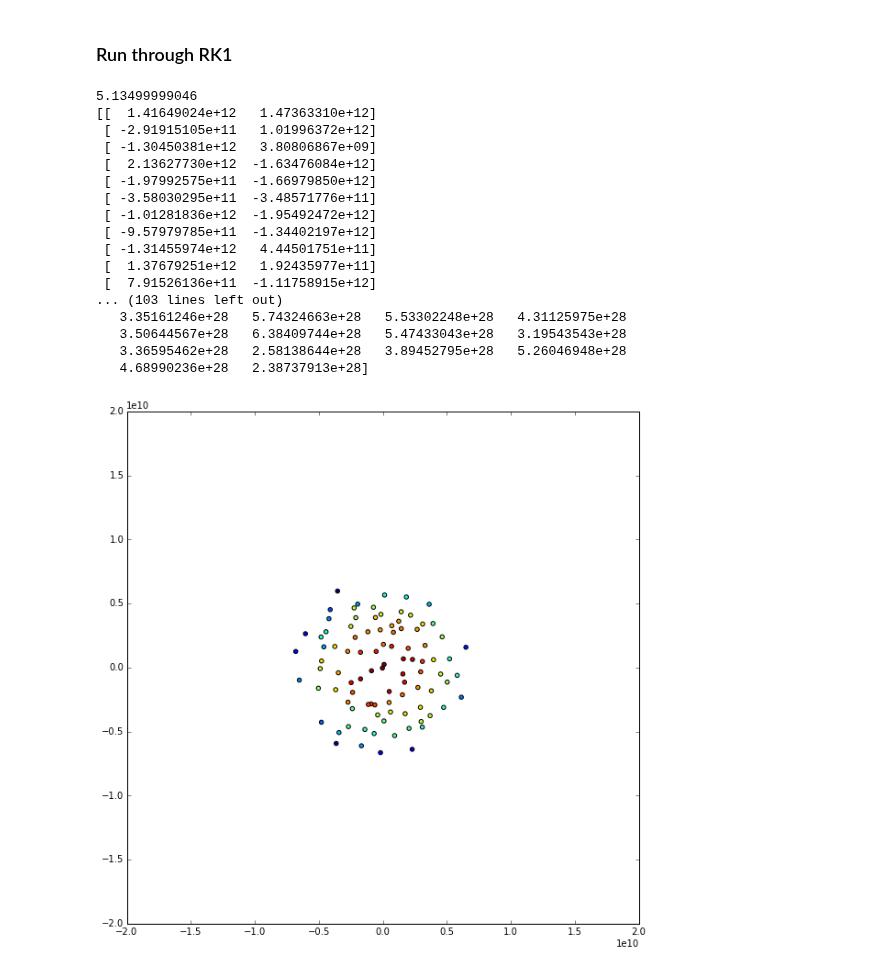
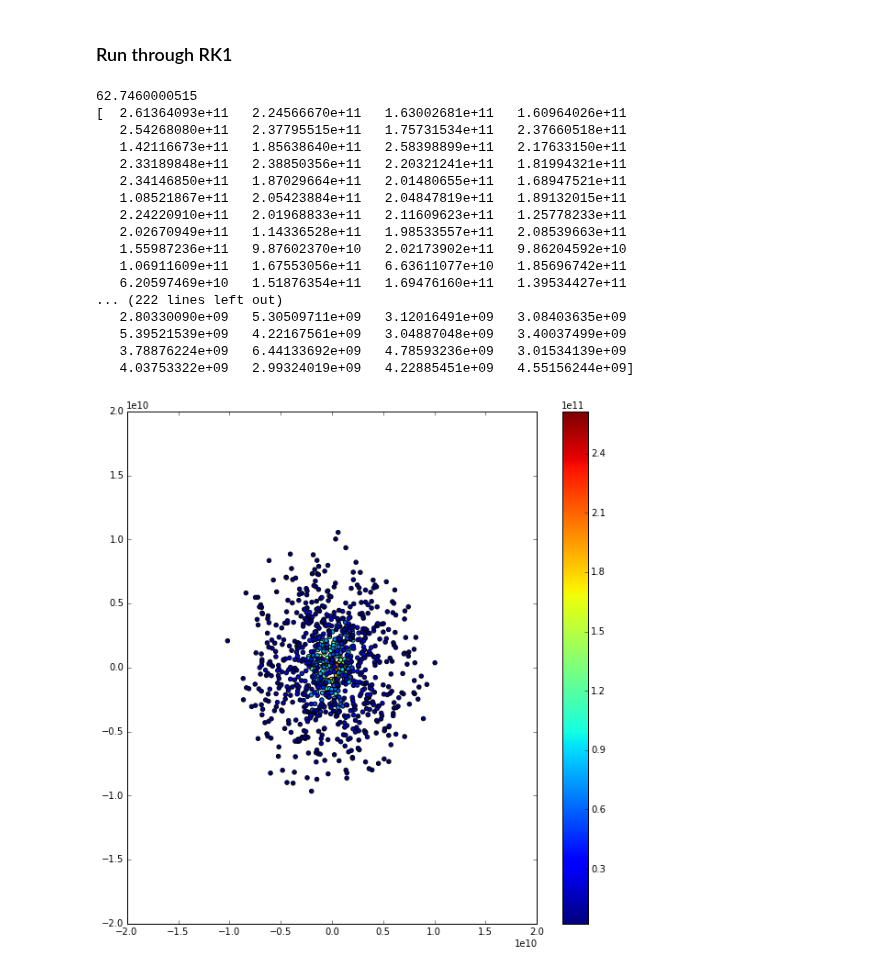
Before and after one commit to saichikine/Jupiter_SPH, a Jupyter notebook: main2.ipynb, the cells around one changed output. Cells and saved outputs as stored; diff of their text form; code cells hidden in the pictures.

Commit message:
Getting simulatenous explosion and implosion. Next step: Fix mass initialization with correct smoothing function

```diff
--- a/main2.ipynb
+++ b/main2.ipynb
@@ -36,7 +36,7 @@ h = 1e9      # h of 4e8 returns a mass on the same order of true mass of Jupiter
 # %% [markdown]
 ### Initialize Radial Position of Planets
 # %%
-N1 = 100        # Particles in planet 1
+N1 = 1000        # Particles in planet 1
 
 # Use partition to give initial radial positions of particles
 partitionNum = 5
@@ -225,17 +227,17 @@ def densityUpdate():
 
     global xyDistribution
     global rhoDistribution
-    global massDistribution
+    global mDistribution
 
     for i in range(0, nParticles):
-        rhodistribution[i] = massDistribution[i]*W(0, h)
+        rhoDistribution[i] = mDistribution[i]*W(0, h)
 
         for j in range(i, nParticles):
-            if (j!=i):
-                xdist = (xyDistribution[j,0]-xyDistribution[k,0])
-                ydist = (xyDistribution[j,1]-xyDistribution[k,1])
-            dist_ij = sqrt(xdist**2 + ydist**2)
-            rho_ij = m*W(dist_ij, h)
+            if (True):
+                xdist = (xyDistribution[i,0]-xyDistribution[j,0])
+                ydist = (xyDistribution[i,1]-xyDistribution[j,1])
+            dist_ij = np.sqrt(xdist**2 + ydist**2)
+            rho_ij = mDistribution[i]*W(dist_ij, h)
             rhoDistribution[i] += rho_ij
 # %% [markdown]
 ### Define Pressure Gradient
@@ -298,12 +300,13 @@ nb_gravity = nb.autojit(gravity)
 t0 = time.time()
 t = 0
 dt = 0.001
-stepN = 100
+stepN = 10
 
 # Particle history
 ParticlePositionHistory = np.zeros((stepN,nParticles,2))
 ParticleVelocityHistory = np.zeros((nParticles,2,stepN))
 xyDistributionOld = np.copy(xyDistribution)
+rhoOld = np.copy(rhoDistribution)
 
 deltaVf = np.zeros_like(xyDistribution, dtype = np.float)
 
@@ -316,47 +319,50 @@ for i in range(stepN):
     velocityDistribution += dt*deltaVf
     #deltaPos = velocityDistribution * dt
     xyDistribution += dt*velocityDistribution
+    densityUpdate()
     pressureDistribution = K*rhoDistribution**2
 
 print(time.time()-t0)
-print(xyDistribution-xyDistributionOld)
-print(mDistribution)
+print(rhoDistribution-rhoOld)
+#print(xyDistribution-xyDistributionOld)
+#print(mDistribution)
 # %% [output]
-5.13499999046
-[[  1.41649024e+12   1.47363310e+12]
- [ -2.91915105e+11   1.01996372e+12]
- [ -1.30450381e+12   3.80806867e+09]
- [  2.13627730e+12  -1.63476084e+12]
- [ -1.97992575e+11  -1.66979850e+12]
- [ -3.58030295e+11  -3.48571776e+11]
- [ -1.01281836e+12  -1.95492472e+12]
- [ -9.57979785e+11  -1.34402197e+12]
- [ -1.31455974e+12   4.44501751e+11]
- [  1.37679251e+12   1.92435977e+11]
- [  7.91526136e+11  -1.11758915e+12]
-... (103 lines left out)
-   3.35161246e+28   5.74324663e+28   5.53302248e+28   4.31125975e+28
-   3.50644567e+28   6.38409744e+28   5.47433043e+28   3.19543543e+28
-   3.36595462e+28   2.58138644e+28   3.89452795e+28   5.26046948e+28
-   4.68990236e+28   2.38737913e+28]
+62.7460000515
+[  2.61364093e+11   2.24566670e+11   1.63002681e+11   1.60964026e+11
+   2.54268080e+11   2.37795515e+11   1.75731534e+11   2.37660518e+11
+   1.42116673e+11   1.85638640e+11   2.58398899e+11   2.17633150e+11
+   2.33189848e+11   2.38850356e+11   2.20321241e+11   1.81994321e+11
+   2.34146850e+11   1.87029664e+11   2.01480655e+11   1.68947521e+11
+   1.08521867e+11   2.05423884e+11   2.04847819e+11   1.89132015e+11
+   2.24220910e+11   2.01968833e+11   2.11609623e+11   1.25778233e+11
+   2.02670949e+11   1.14336528e+11   1.98533557e+11   2.08539663e+11
+   1.55987236e+11   9.87602370e+10   2.02173902e+11   9.86204592e+10
+   1.06911609e+11   1.67553056e+11   6.63611077e+10   1.85696742e+11
+   6.20597469e+10   1.51876354e+11   1.69476160e+11   1.39534427e+11
+... (222 lines left out)
+   2.80330090e+09   5.30509711e+09   3.12016491e+09   3.08403635e+09
+   5.39521539e+09   4.22167561e+09   3.04887048e+09   3.40037499e+09
+   3.78876224e+09   6.44133692e+09   4.78593236e+09   3.01534139e+09
+   4.03753322e+09   2.99324019e+09   4.22885451e+09   4.55156244e+09]
 # %%
-slider = FloatSlider(description='Time', min=0, max=stepN, step=1)
+slider = FloatSlider(description='Time', min=1, max=stepN, step=1)
 
 def update_plot():
     time=slider.value
     x = ParticlePositionHistory[time-1,:,0]
     y = ParticlePositionHistory[time-1,:,1]
     fig = plt.figure(figsize=(10,10))
-    plt.scatter(x, y, c=mDistribution)
+    plt.scatter(x, y, c=rhoDistribution)
     plt.xlim(-2e10, 2e10)
     plt.ylim(-2e10, 2e10)
+    plt.colorbar()
 
     clear_output(True)
 
 slider.on_trait_change(update_plot, 'value')
 
 
 display(slider)
 update_plot()
 # %% [output]
-[figure, old version]
+[figure, new version]
```
Also changed, not shown: parts of 3 cells of this notebook.
